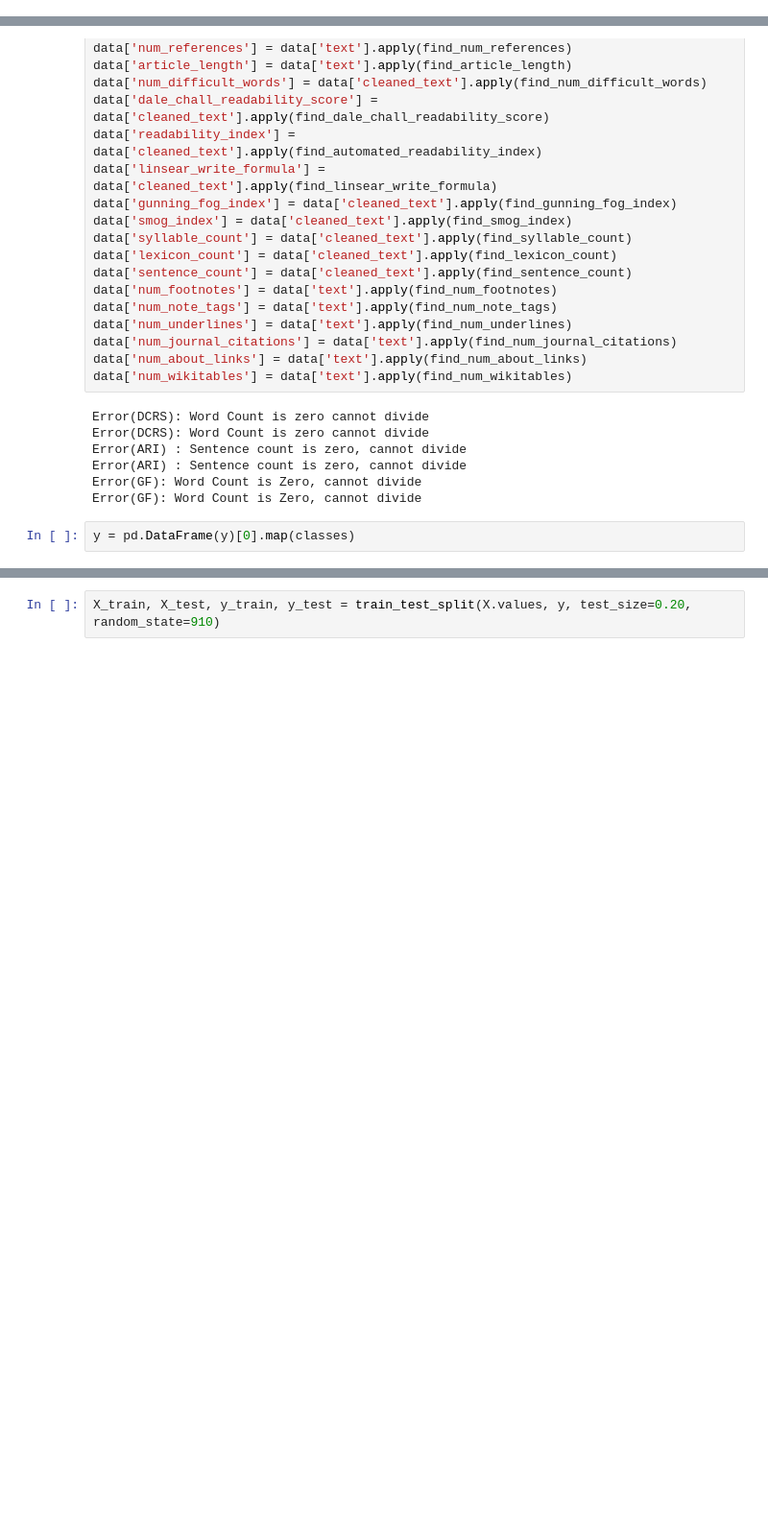
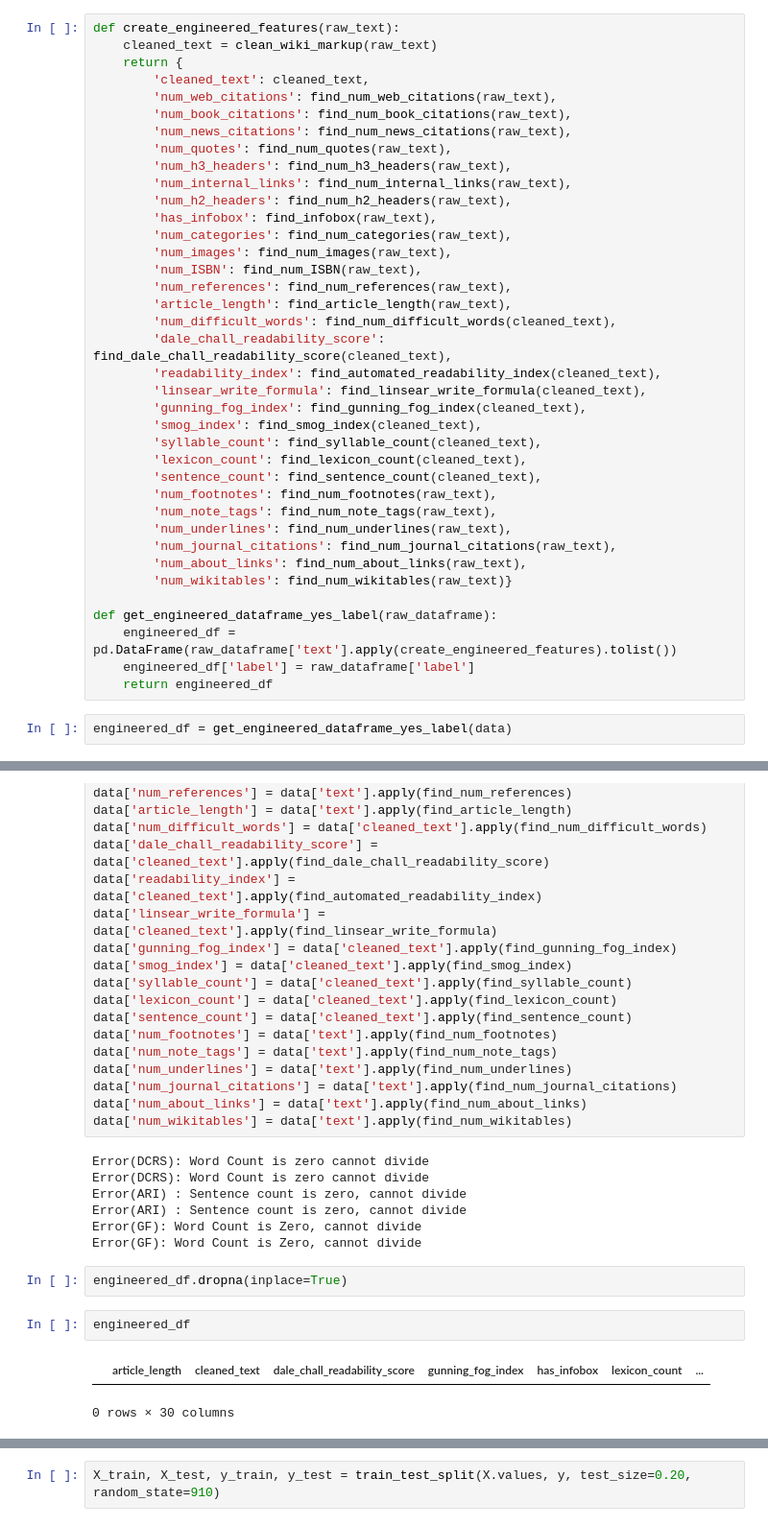
Before and after one commit to Beige-Coffee/Wikipedia-Knowledge-Graph, a Jupyter notebook: src/gradient_boosted_ensemble.ipynb, the cells around one changed output, grey strips where cells are left out. Shown at 96% size. Cells and saved outputs as stored; diff of their text form; blank space fills up the shorter version.

```diff
--- a/src/gradient_boosted_ensemble.ipynb
+++ b/src/gradient_boosted_ensemble.ipynb
@@ -98,0 +101,40 @@ def find_num_footnotes(raw_article):
+# %%
+def create_engineered_features(raw_text):
+    cleaned_text = clean_wiki_markup(raw_text)
+    return {
+        'cleaned_text': cleaned_text,
+        'num_web_citations': find_num_web_citations(raw_text),
+        'num_book_citations': find_num_book_citations(raw_text),
+        'num_news_citations': find_num_news_citations(raw_text),
+        'num_quotes': find_num_quotes(raw_text),
+        'num_h3_headers': find_num_h3_headers(raw_text),
+        'num_internal_links': find_num_internal_links(raw_text),
+        'num_h2_headers': find_num_h2_headers(raw_text),
+        'has_infobox': find_infobox(raw_text),
+        'num_categories': find_num_categories(raw_text),
+        'num_images': find_num_images(raw_text),
+        'num_ISBN': find_num_ISBN(raw_text),
+        'num_references': find_num_references(raw_text),
+        'article_length': find_article_length(raw_text),
+        'num_difficult_words': find_num_difficult_words(cleaned_text),
+        'dale_chall_readability_score': find_dale_chall_readability_score(cleaned_text),
+        'readability_index': find_automated_readability_index(cleaned_text),
+        'linsear_write_formula': find_linsear_write_formula(cleaned_text),
+        'gunning_fog_index': find_gunning_fog_index(cleaned_text),
+        'smog_index': find_smog_index(cleaned_text),
+        'syllable_count': find_syllable_count(cleaned_text),
+        'lexicon_count': find_lexicon_count(cleaned_text),
+        'sentence_count': find_sentence_count(cleaned_text),
+        'num_footnotes': find_num_footnotes(raw_text),
+        'num_note_tags': find_num_note_tags(raw_text),
+        'num_underlines': find_num_underlines(raw_text),
+        'num_journal_citations': find_num_journal_citations(raw_text),
+        'num_about_links': find_num_about_links(raw_text),
+        'num_wikitables': find_num_wikitables(raw_text)}
+
+def get_engineered_dataframe_yes_label(raw_dataframe):
+    engineered_df = pd.DataFrame(raw_dataframe['text'].apply(create_engineered_features).tolist())
+    engineered_df['label'] = raw_dataframe['label']
+    return engineered_df
+# %%
+engineered_df = get_engineered_dataframe_yes_label(data)
@@ -133,6 +182,11 @@ Error(ARI) : Sentence count is zero, cannot divide
 Error(ARI) : Sentence count is zero, cannot divide
 Error(GF): Word Count is Zero, cannot divide
 Error(GF): Word Count is Zero, cannot divide
-# %%
-y = pd.DataFrame(y)[0].map(classes)
+# %%
+engineered_df.dropna(inplace=True)
+# %%
+engineered_df
+# %% [output]
+|  | article_length | cleaned_text | dale_chall_readability_score | gunning_fog_index | has_infobox | lexicon_count | ... |
+0 rows × 30 columns
 # %%
```
Also changed, not shown: parts of 7 cells of this notebook, 2 other files.
